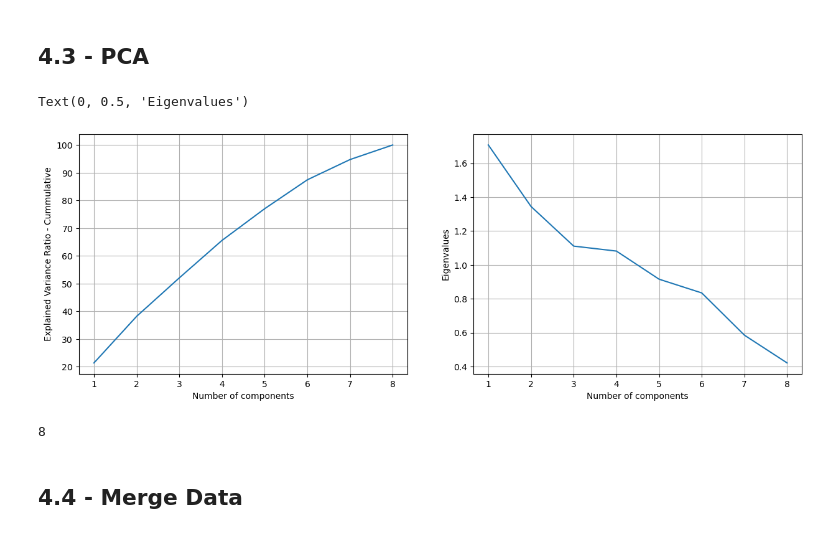
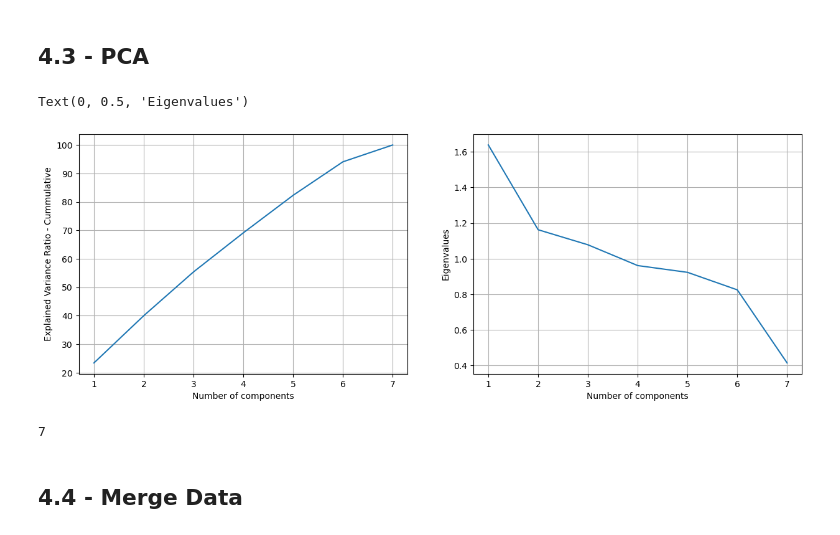
Before and after one commit to FTDS-SBY-002/-FTDS-002-SBY-group-002, a Jupyter notebook: cluster.ipynb, the cells around one changed output. Saved outputs shown, nothing was run; the diff lists cells and outputs as text; code cells hidden in the pictures.

```diff
--- a/cluster.ipynb
+++ b/cluster.ipynb
@@ -79,4 +79,5 @@ memory usage: 600.6+ KB
 # %% [markdown]
 # 4. Feature Engineering
 # %%
-df['subscribed'] = df['subscribed'].map({'no':0,'yes':1})
+df = df.loc[(df['subscribed']=='no')]
+df.head()
@@ -108,26 +116,26 @@ df_num_scaled = scaler.fit_transform(df_num)
 # %%
 # Dimensionality Reduction using PCA
 
 pca = PCA()
 pca.fit(df_num_scaled)
 
 # Plot the Cummulative of Explained Variance Ratio
 plt.figure(figsize=(15, 5))
 plt.subplot(1, 2, 1)
 plt.grid()
-plt.plot(range(1, 9), np.cumsum(pca.explained_variance_ratio_ * 100))
+plt.plot(range(1, 8), np.cumsum(pca.explained_variance_ratio_ * 100))
 plt.xlabel('Number of components')
 plt.ylabel('Explained Variance Ratio - Cummulative')
 
 # Plot the Eigenvalues
 plt.subplot(1, 2, 2)
 plt.grid()
-plt.plot(range(1, 9), pca.explained_variance_ )
+plt.plot(range(1, 8), pca.explained_variance_ )
 plt.xlabel('Number of components')
 plt.ylabel('Eigenvalues')
 # %% [output]
 Text(0, 0.5, 'Eigenvalues')
-[figure, old version]
+[figure, new version]
 # %%
 # Check the number of features if we want to retain 95 % of the information
 
@@ -135,7 +143,7 @@ cumsum = np.cumsum(pca.explained_variance_ratio_)
 num_features = np.argmax(cumsum >= 0.95) + 1
 num_features
 # %% [output]
-8
+7
 # %%
 # Let's train the model with 95 % of the original dataset information
 
```
Also changed, not shown: parts of 10 cells of this notebook.
